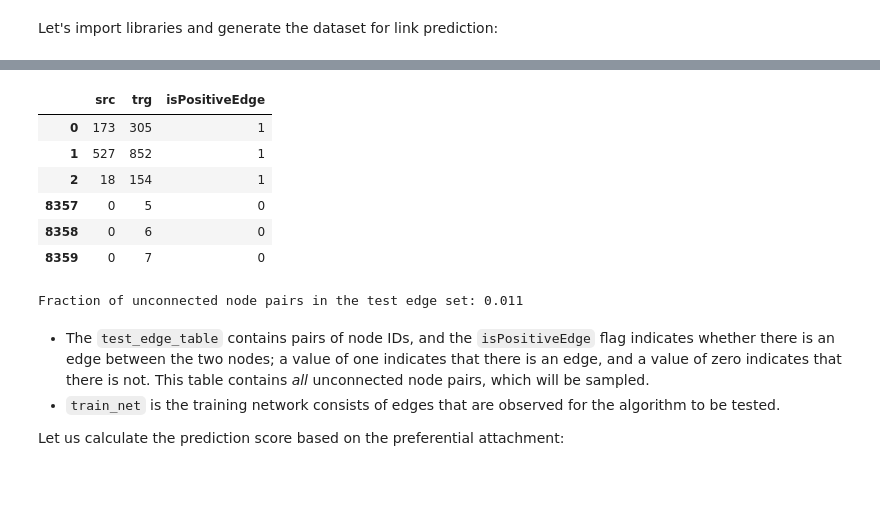
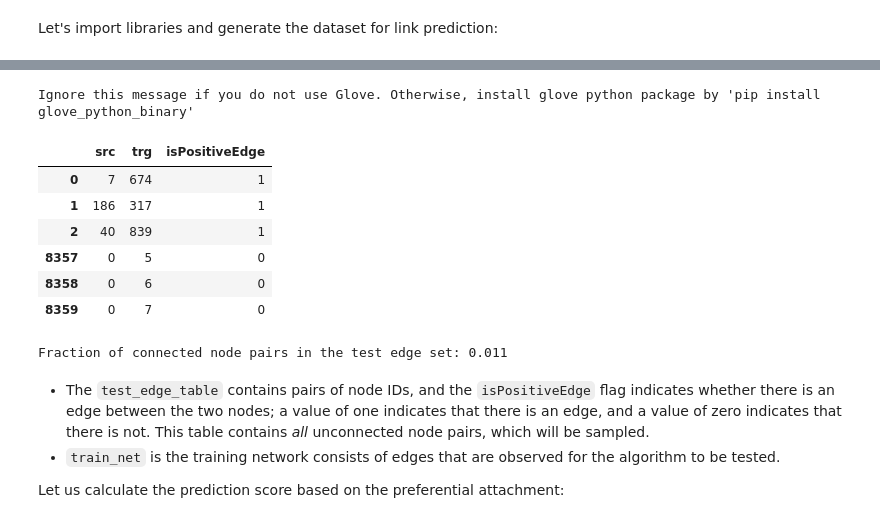
Before and after one commit to skojaku/degree-corrected-link-prediction-benchmark, a Jupyter notebook: notebooks/2023-04-21/main.ipynb, the cells around one changed output, grey strips where cells are left out. Saved outputs shown, nothing was run; the diff lists cells and outputs as text; code cells hidden in the pictures; blank space fills up the shorter version.

Commit message:
unonneted - connected

```diff
--- a/notebooks/2023-04-21/main.ipynb
+++ b/notebooks/2023-04-21/main.ipynb
@@ -71,7 +67,7 @@ train_net = utils.toUndirected(train_net)
 # src_test, trg_test, y = test_edge_table["src"].values, test_edge_table["trg"].values, test_edge_table["isPositiveEdge"].values
 display(test_edge_table.groupby("isPositiveEdge").head(3))
 print(
-    f"Fraction of unconnected node pairs in the test edge set: %.3f"
+    f"Fraction of connected node pairs in the test edge set: %.3f"
     % test_edge_table["isPositiveEdge"].mean()
 )
 # %% [output]
@@ -78,11 +78,12 @@ print(
+Ignore this message if you do not use Glove. Otherwise, install glove python package by 'pip install glove_python_binary'
 |  | src | trg | isPositiveEdge |
-| 0 | 173 | 305 | 1 |
-| 1 | 527 | 852 | 1 |
-| 2 | 18 | 154 | 1 |
+| 0 | 7 | 674 | 1 |
+| 1 | 186 | 317 | 1 |
+| 2 | 40 | 839 | 1 |
 | 8357 | 0 | 5 | 0 |
 | 8358 | 0 | 6 | 0 |
 | 8359 | 0 | 7 | 0 |
-Fraction of unconnected node pairs in the test edge set: 0.011
+Fraction of connected node pairs in the test edge set: 0.011
 # %% [markdown]
 - The `test_edge_table` contains pairs of node IDs, and the `isPositiveEdge` flag indicates whether there is an edge between the two nodes; a value of one indicates that there is an edge, and a value of zero indicates that there is not. This table contains *all* unconnected node pairs, which will be sampled.
 - `train_net` is the training network consists of edges that are observed for the algorithm to be tested.
```
Also changed, not shown: parts of 10 cells of this notebook.
